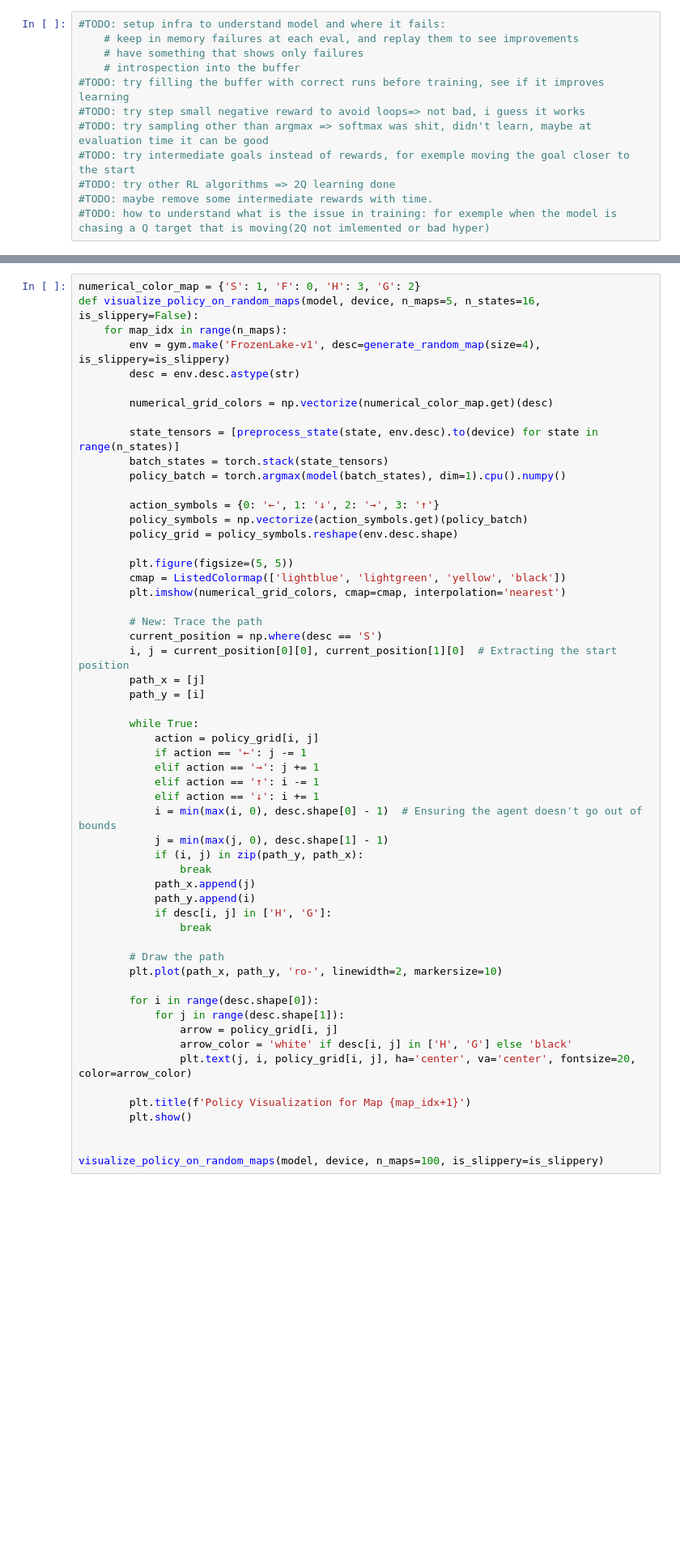
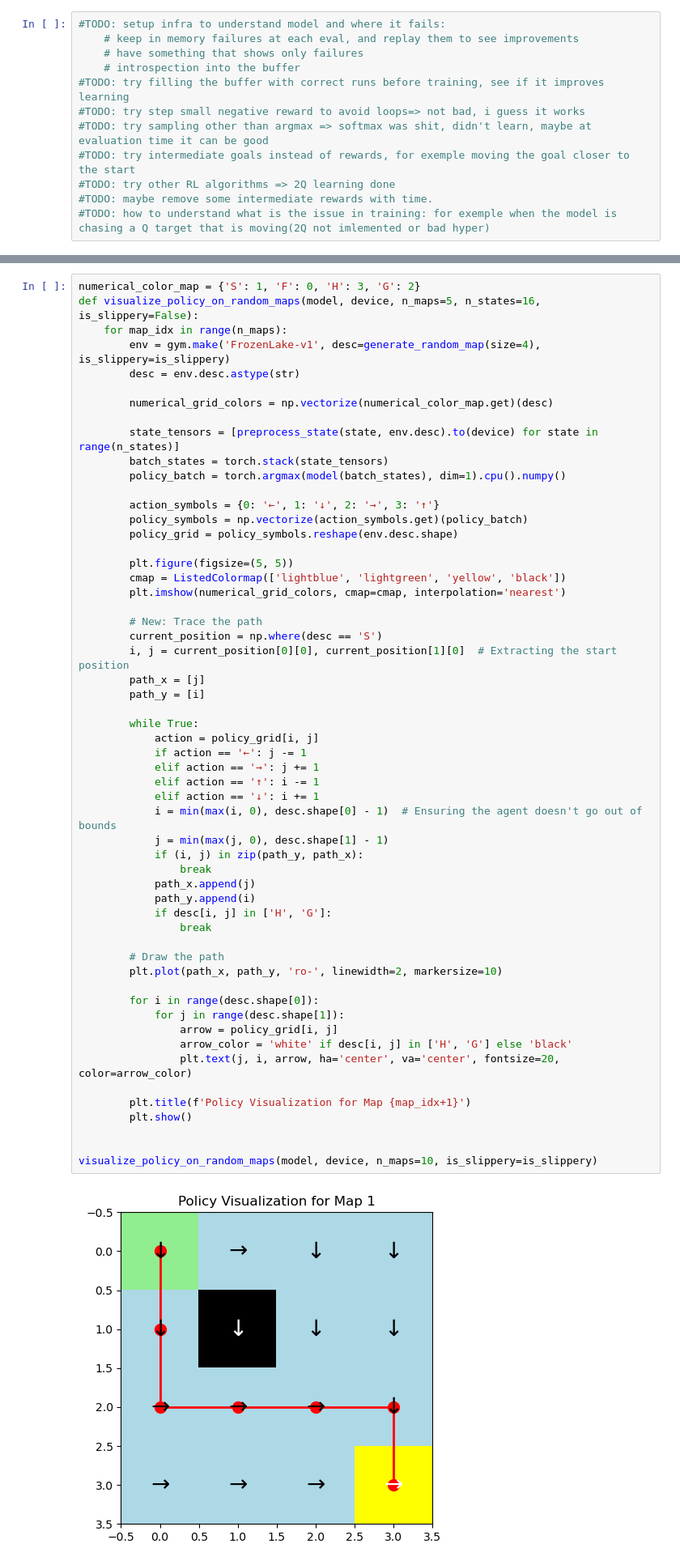
Before and after one commit to Looyyd/PytorchPractice, a Jupyter notebook: notebooks/ice_agent.ipynb, the cells around one changed output, grey strips where cells are left out. Shown at 81% size. Cells and saved outputs as stored; diff of their text form; blank space fills up the shorter version.

```diff
--- a/notebooks/ice_agent.ipynb
+++ b/notebooks/ice_agent.ipynb
@@ -664,32 +653,34 @@ def visualize_policy_on_random_maps(model, device, n_maps=5, n_states=16, is_sli
         path_x = [j]
         path_y = [i]
 
         while True:
             action = policy_grid[i, j]
             if action == '←': j -= 1
             elif action == '→': j += 1
             elif action == '↑': i -= 1
             elif action == '↓': i += 1
             i = min(max(i, 0), desc.shape[0] - 1)  # Ensuring the agent doesn't go out of bounds
             j = min(max(j, 0), desc.shape[1] - 1)
             if (i, j) in zip(path_y, path_x):
                 break
             path_x.append(j)
             path_y.append(i)
             if desc[i, j] in ['H', 'G']:
                 break
 
         # Draw the path
         plt.plot(path_x, path_y, 'ro-', linewidth=2, markersize=10)
 
         for i in range(desc.shape[0]):
             for j in range(desc.shape[1]):
                 arrow = policy_grid[i, j]
                 arrow_color = 'white' if desc[i, j] in ['H', 'G'] else 'black'
-                plt.text(j, i, policy_grid[i, j], ha='center', va='center', fontsize=20, color=arrow_color)
+                plt.text(j, i, arrow, ha='center', va='center', fontsize=20, color=arrow_color)
 
         plt.title(f'Policy Visualization for Map {map_idx+1}')
         plt.show()
 
 
-visualize_policy_on_random_maps(model, device, n_maps=100, is_slippery=is_slippery)
+visualize_policy_on_random_maps(model, device, n_maps=10, is_slippery=is_slippery)
+# %% [output]
+[figure, added]
```
Also changed, not shown: parts of 7 cells of this notebook.
